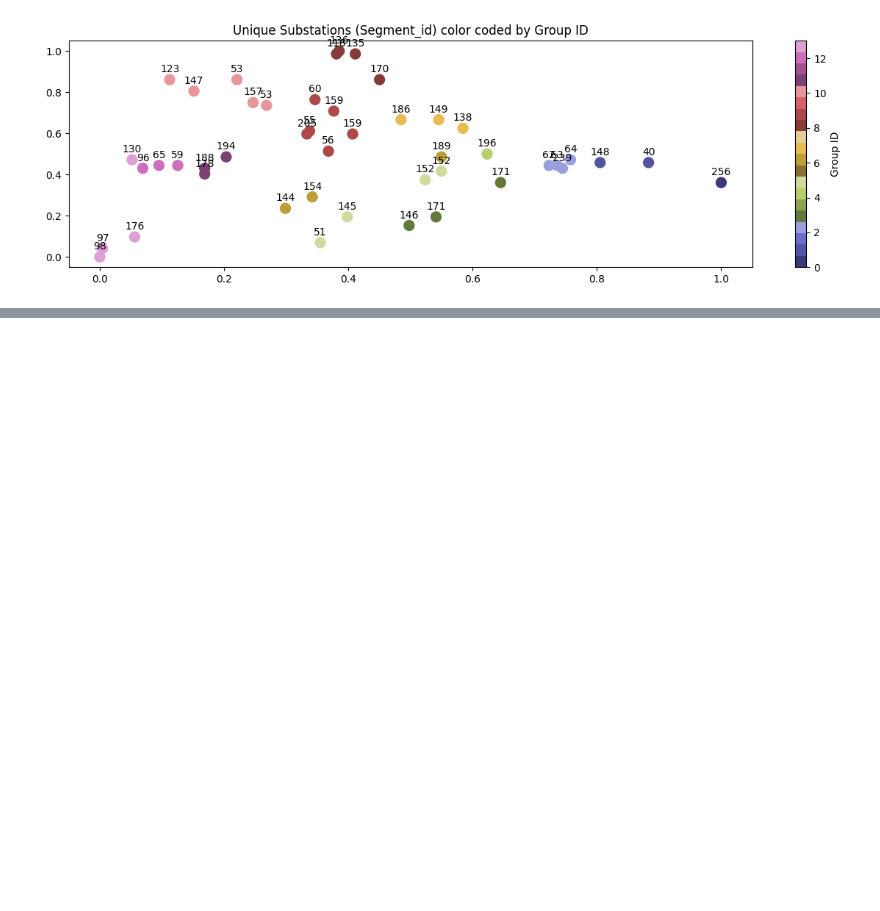
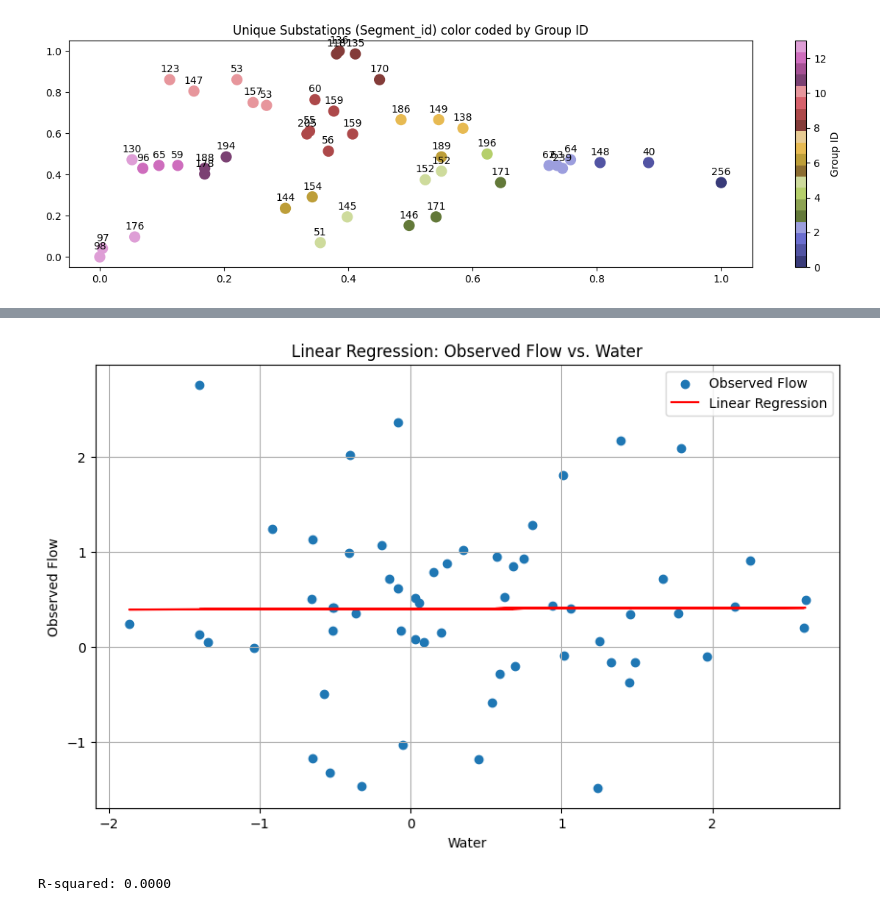
Before and after one commit to Karls-lab/cs5830_project6, a Jupyter notebook: main.ipynb, the cells around one changed output, grey strips where cells are left out. Cells and saved outputs as stored; diff of their text form; code cells hidden in the pictures; blank space fills up the shorter version.

```diff
--- a/main.ipynb
+++ b/main.ipynb
@@ -191,0 +163,41 @@ Mean CV R^2: 0.48976345356702267
+# %%
+import pandas as pd
+import matplotlib.pyplot as plt
+import pandas as pd
+import matplotlib.pyplot as plt
+from sklearn.linear_model import LinearRegression
+from sklearn.metrics import r2_score
+
+
+df = pd.read_csv('processedData/group_11.csv')
+df = df[df['Month'] == 1]
+
+# Plot observed vs water on a scatter plot
+plt.figure(figsize=(10, 6))
+plt.scatter(df['Water'], df['Observed'], label='Observed Flow')
+
+# Fit linear regression model
+model = LinearRegression()
+X = df[['Water']]
+y = df['Observed']
+model.fit(X, y)
+
+# Predict values using the model
+y_pred = model.predict(X)
+
+# Plot the regression line
+plt.plot(X, y_pred, color='red', label='Linear Regression')
+
+plt.xlabel('Water')
+plt.ylabel('Observed Flow')
+plt.title('Linear Regression: Observed Flow vs. Water')
+plt.legend()
+plt.grid(True)
+plt.show()
+
+# Calculate R-squared value
+r2 = r2_score(y, y_pred)
+print(f'R-squared: {r2:.4f}')
+# %% [output]
+[figure, added]
+R-squared: 0.0000
```
Also changed, not shown: parts of 8 cells of this notebook.
